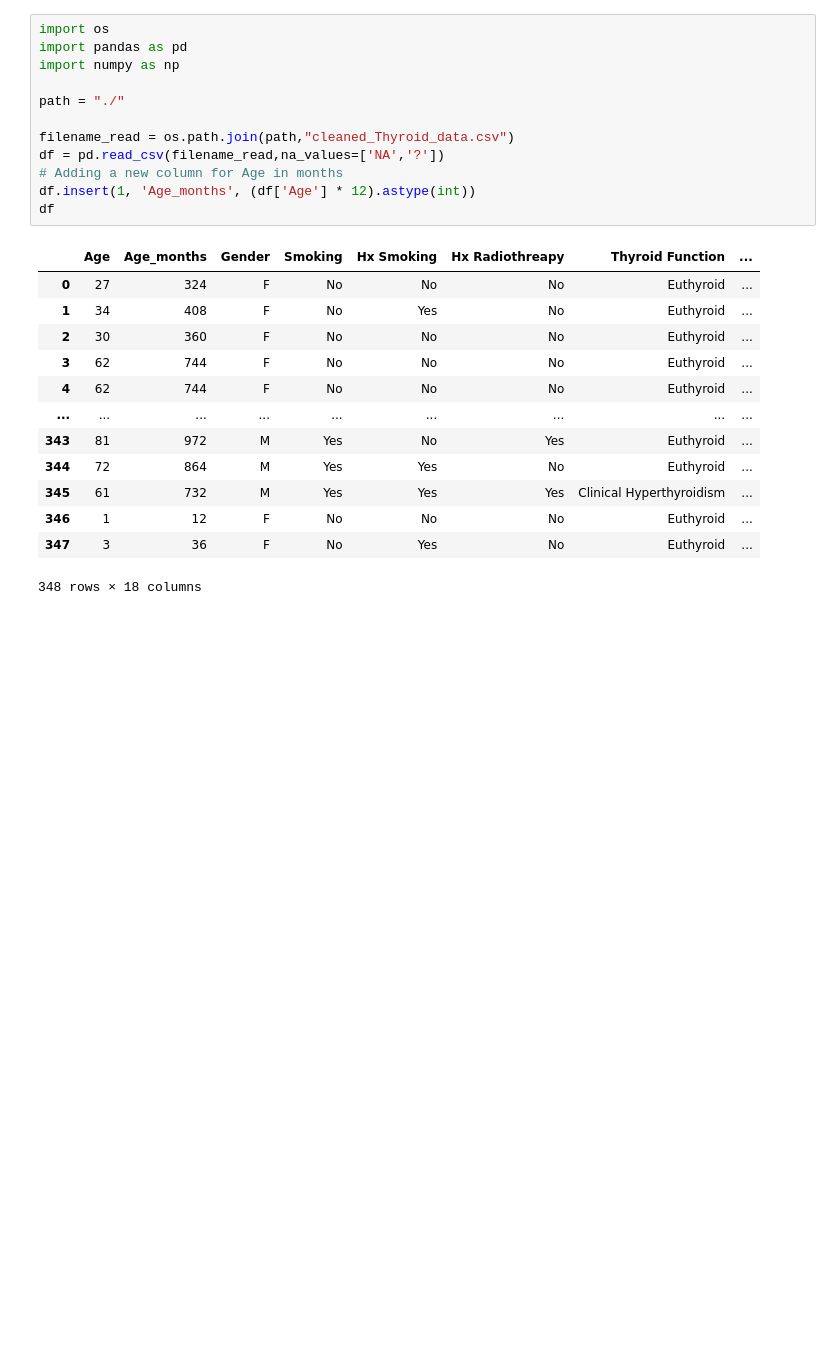
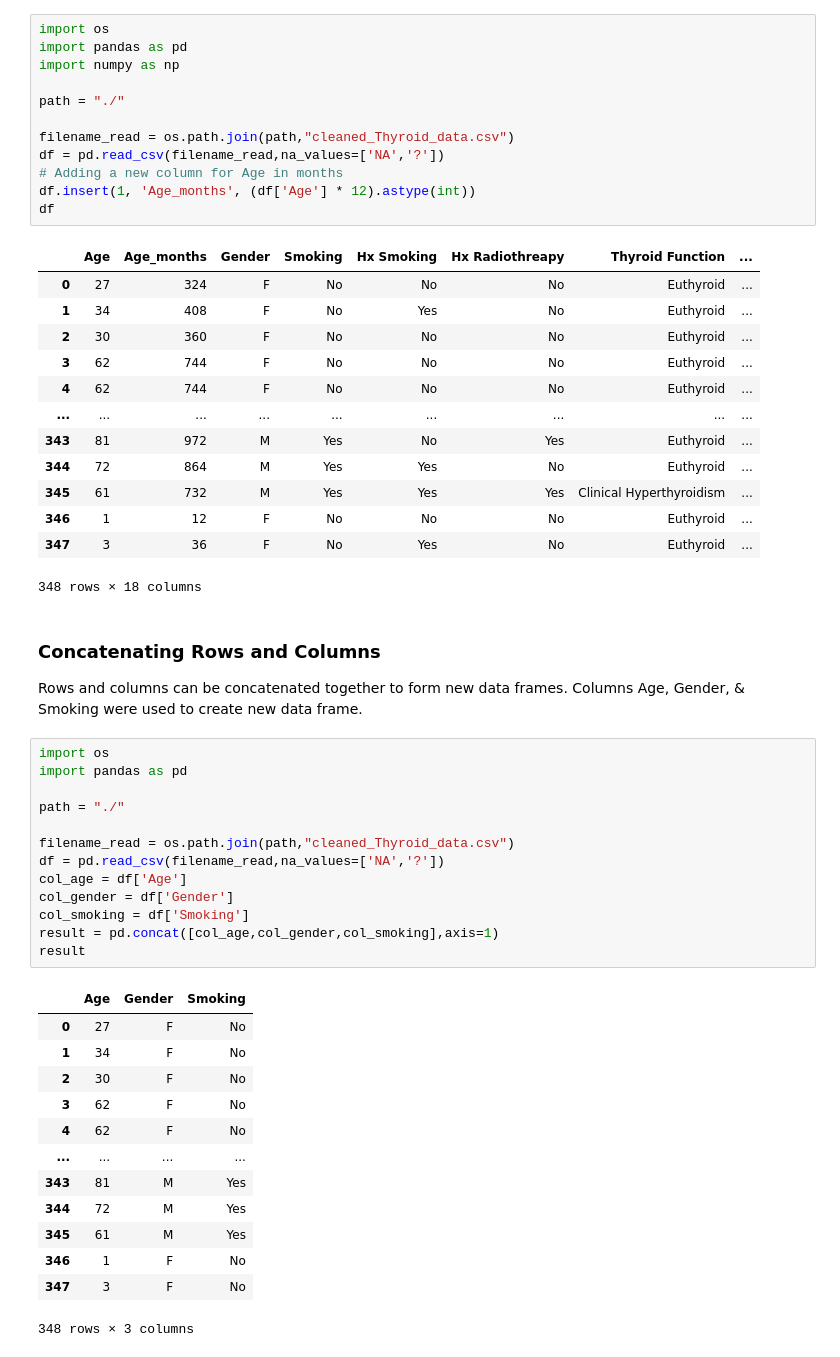
Before and after one commit to Romin-6522/CSC177-Outliers-Projects, a Jupyter notebook: DTCR_DataPreprocessing.ipynb, the cells around one changed output. Drawn from its saved outputs; the diff is of its cells as text; blank space fills up the shorter version.

Commit message:
Added 'Concatenating Rows and Columns'
Columns Age, Gender, & Smoking were used to create a new data frame.

```diff
--- a/DTCR_DataPreprocessing.ipynb
+++ b/DTCR_DataPreprocessing.ipynb
@@ -384,3 +384,33 @@ df
 | 346 | 1 | 12 | F | No | No | No | Euthyroid | ... |
 | 347 | 3 | 36 | F | No | Yes | No | Euthyroid | ... |
 348 rows × 18 columns
+# %% [markdown]
+### Concatenating Rows and Columns
+Rows and columns can be concatenated together to form new data frames. Columns Age, Gender, & Smoking were used to create new data frame.
+# %%
+import os
+import pandas as pd
+
+path = "./"
+
+filename_read = os.path.join(path,"cleaned_Thyroid_data.csv")
+df = pd.read_csv(filename_read,na_values=['NA','?'])
+col_age = df['Age']
+col_gender = df['Gender']
+col_smoking = df['Smoking']
+result = pd.concat([col_age,col_gender,col_smoking],axis=1)
+result
+# %% [output]
+|  | Age | Gender | Smoking |
+| 0 | 27 | F | No |
+| 1 | 34 | F | No |
+| 2 | 30 | F | No |
+| 3 | 62 | F | No |
+| 4 | 62 | F | No |
+| ... | ... | ... | ... |
+| 343 | 81 | M | Yes |
+| 344 | 72 | M | Yes |
+| 345 | 61 | M | Yes |
+| 346 | 1 | F | No |
+| 347 | 3 | F | No |
+348 rows × 3 columns
```
